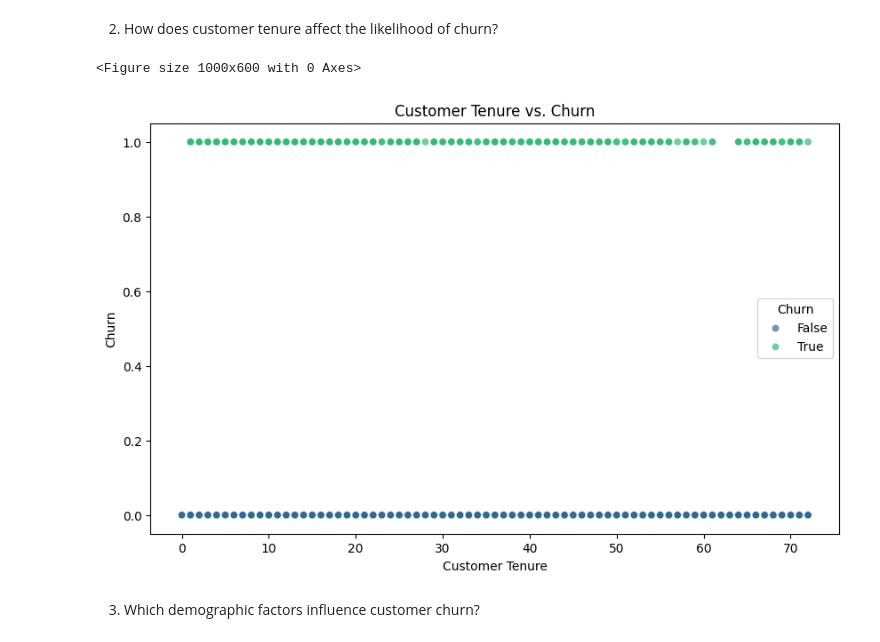
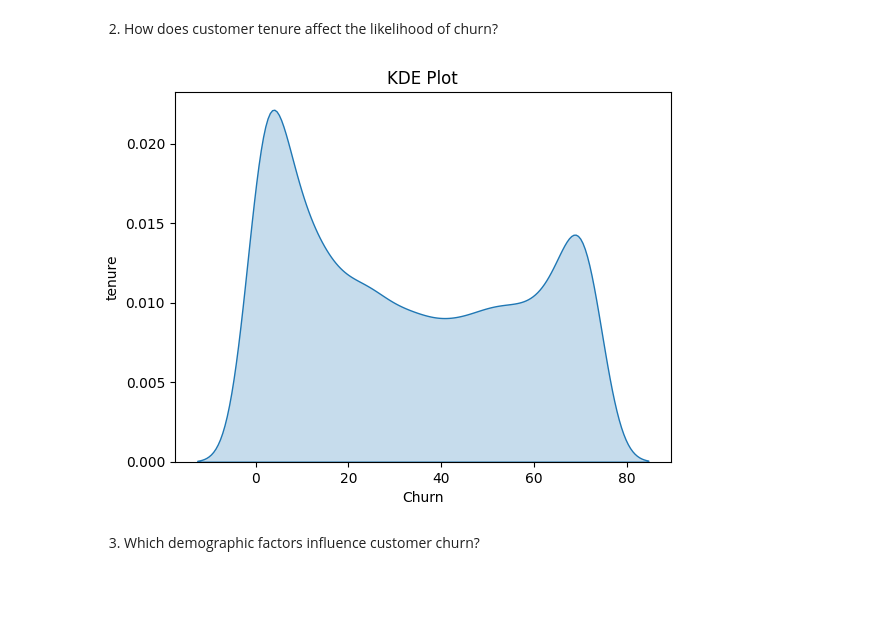
Before and after one commit to susanlazaro/LP2-belize, a Jupyter notebook: notebook.ipynb, the cells around one changed output. Saved outputs shown, nothing was run; the diff lists cells and outputs as text; code cells hidden in the pictures; blank space fills up the shorter version.

```diff
--- a/notebook.ipynb
+++ b/notebook.ipynb
@@ -717,22 +718,13 @@ factors_affecting_churn =
 # %% [markdown]
 2. How does customer tenure affect the likelihood of churn?
-# %%
-# Assuming 'tenure' and 'Churn' are columns in your DataFrame 'df'
-df['Churn'] = df['Churn'].map({'False': False, 'True': True})  # Convert to boolean
-
-plt.figure(figsize=(10, 6))
-
-
-
-# Assuming 'tenure' and 'Churn' are columns in your DataFrame 'df'
-plt.figure(figsize=(10, 6))
-sns.scatterplot(x='tenure', y='Churn', data=df, hue='Churn', palette='viridis', alpha=0.7)
-plt.title('Customer Tenure vs. Churn')
-plt.xlabel('Customer Tenure')
-plt.ylabel('Churn')
-plt.show()
-# %% [output]
-<Figure size 1000x600 with 0 Axes>
-[figure, removed]
+# %%
+sns.kdeplot(data=df['tenure'], shade=True)
+
+plt.xlabel('Churn')
+plt.ylabel('tenure')
+plt.title('KDE Plot')
+plt.show()
+# %% [output]
+[figure, added]
 # %% [markdown]
 3. Which demographic factors influence customer churn?
```
Also changed, not shown: parts of 12 cells of this notebook.
